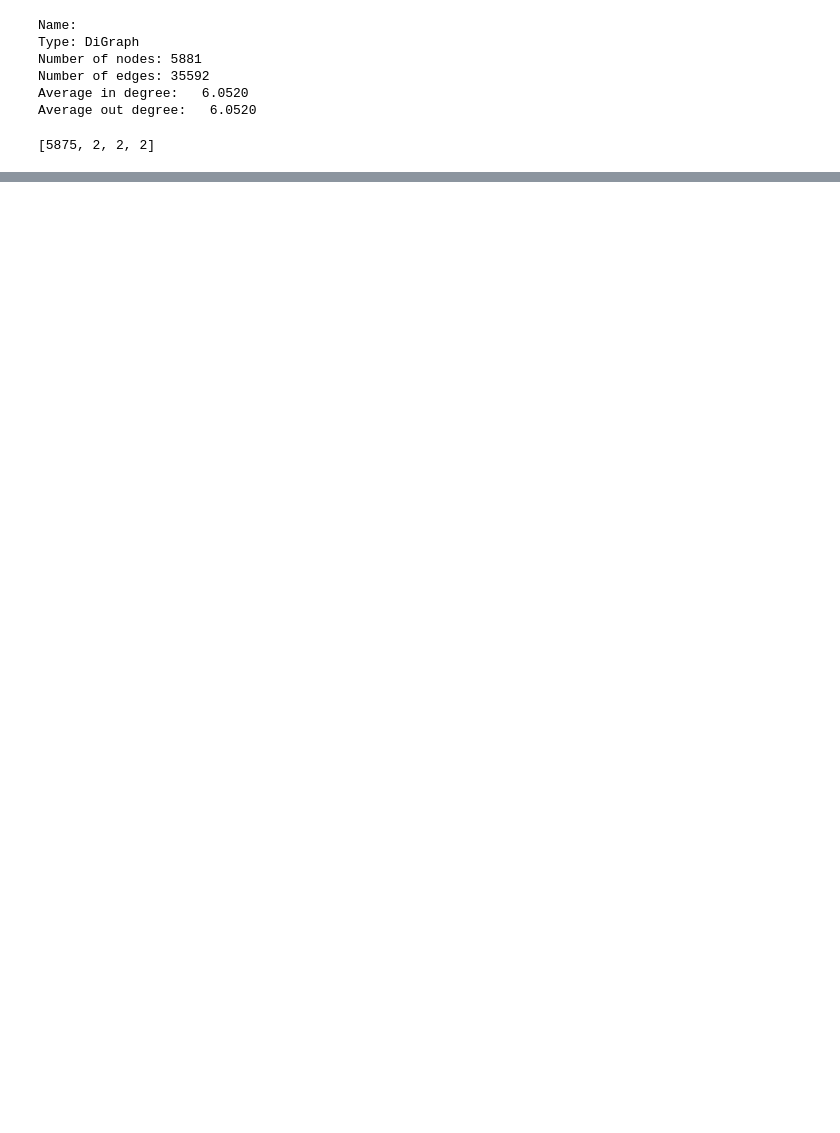
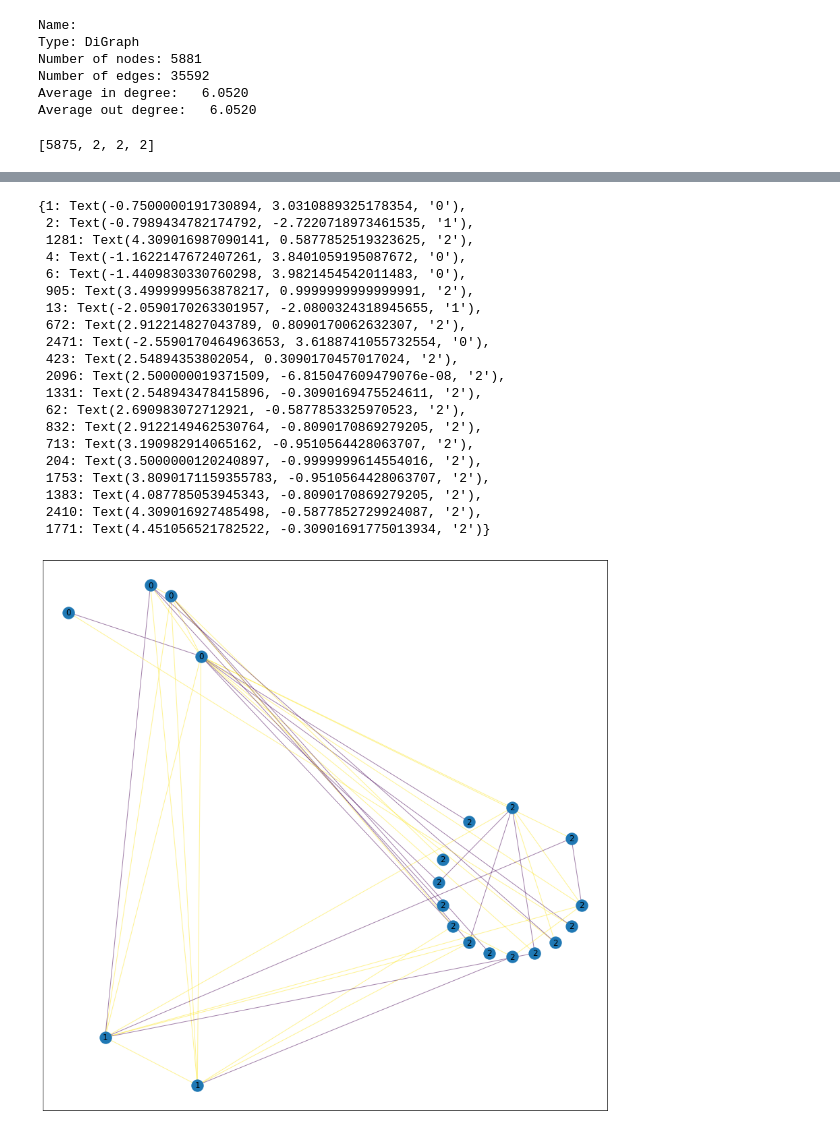
Before and after one commit to Harshp1802/signed_networks, a Jupyter notebook: Spectral_Clustering.ipynb, the cells around one changed output, grey strips where cells are left out. Cells and saved outputs as stored; diff of their text form; code cells hidden in the pictures; blank space fills up the shorter version.

```diff
--- a/Spectral_Clustering.ipynb
+++ b/Spectral_Clustering.ipynb
@@ -136,0 +221,29 @@ colos = list((np.array(list(nx.get_edge_attributes(H,"Weight").values()) ) > 0).
+# %%
+plt.figure(figsize = (15,15))
+# plt.xlim(-(r*len(dic.keys()) + r),r*len(dic.keys()) + r + 10)
+# plt.ylim(-(r*len(dic.keys()) + r),r*len(dic.keys()) + r + 10)
+nx.draw_networkx_nodes(H, pos = pos)
+nx.draw_networkx_edges(H, pos = pos, width=1.0, alpha=0.5, edge_color = colos)# edge_cmap = plt.cm.RdBu
+nx.draw_networkx_labels(H, labels = dict(zip(list(H.nodes), km.labels_)), pos = pos)
+# %% [output]
+{1: Text(-0.7500000191730894, 3.0310889325178354, '0'),
+ 2: Text(-0.7989434782174792, -2.7220718973461535, '1'),
+ 1281: Text(4.309016987090141, 0.5877852519323625, '2'),
+ 4: Text(-1.1622147672407261, 3.8401059195087672, '0'),
+ 6: Text(-1.4409830330760298, 3.9821454542011483, '0'),
+ 905: Text(3.4999999563878217, 0.9999999999999991, '2'),
+ 13: Text(-2.0590170263301957, -2.0800324318945655, '1'),
+ 672: Text(2.912214827043789, 0.8090170062632307, '2'),
+ 2471: Text(-2.5590170464963653, 3.6188741055732554, '0'),
+ 423: Text(2.54894353802054, 0.3090170457017024, '2'),
+ 2096: Text(2.500000019371509, -6.815047609479076e-08, '2'),
+ 1331: Text(2.548943478415896, -0.3090169475524611, '2'),
+ 62: Text(2.690983072712921, -0.5877853325970523, '2'),
+ 832: Text(2.9122149462530764, -0.8090170869279205, '2'),
+ 713: Text(3.190982914065162, -0.9510564428063707, '2'),
+ 204: Text(3.5000000120240897, -0.9999999614554016, '2'),
+ 1753: Text(3.8090171159355783, -0.9510564428063707, '2'),
+ 1383: Text(4.087785053945343, -0.8090170869279205, '2'),
+ 2410: Text(4.309016927485498, -0.5877852729924087, '2'),
+ 1771: Text(4.451056521782522, -0.30901691775013934, '2')}
+[figure, added]
```
Also changed, not shown: parts of 20 cells of this notebook.
